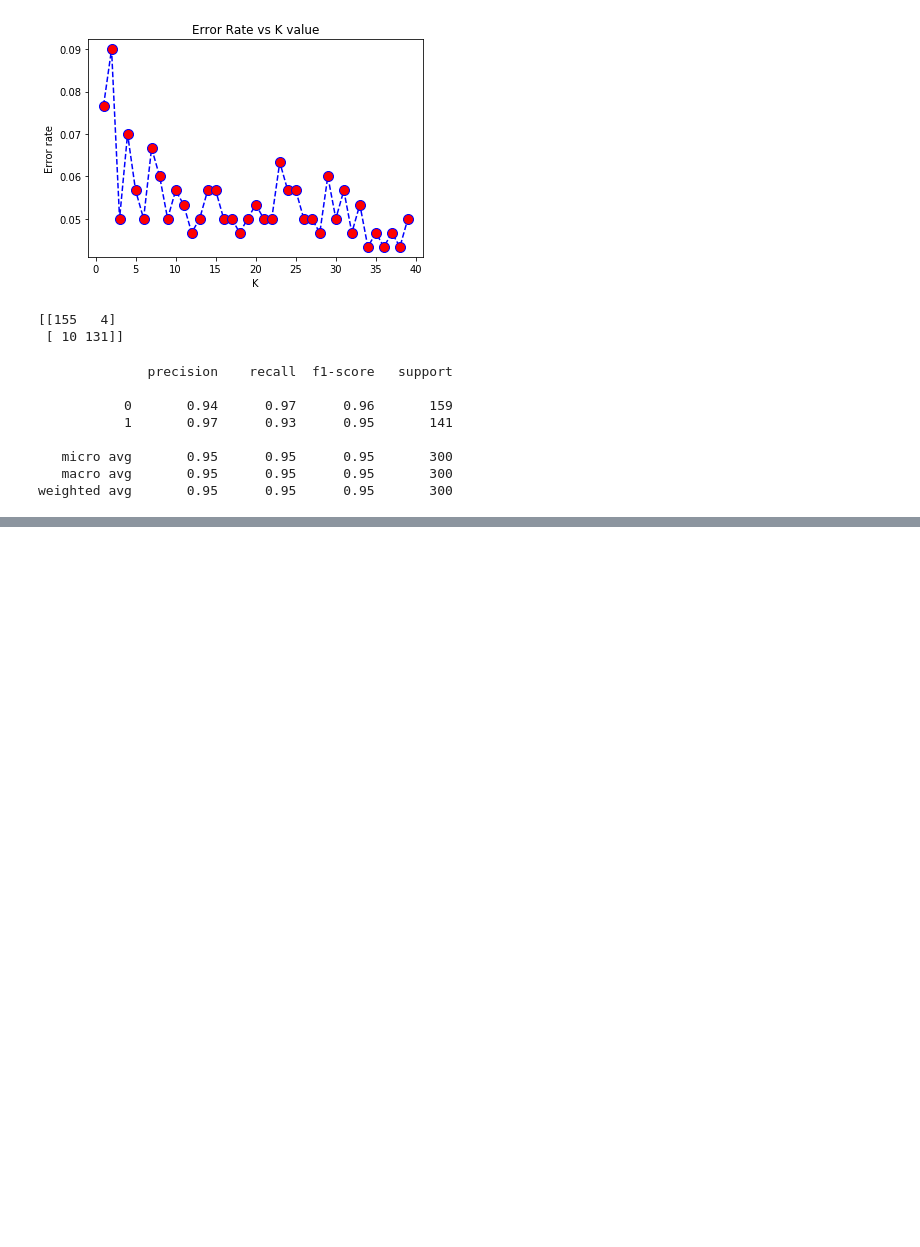
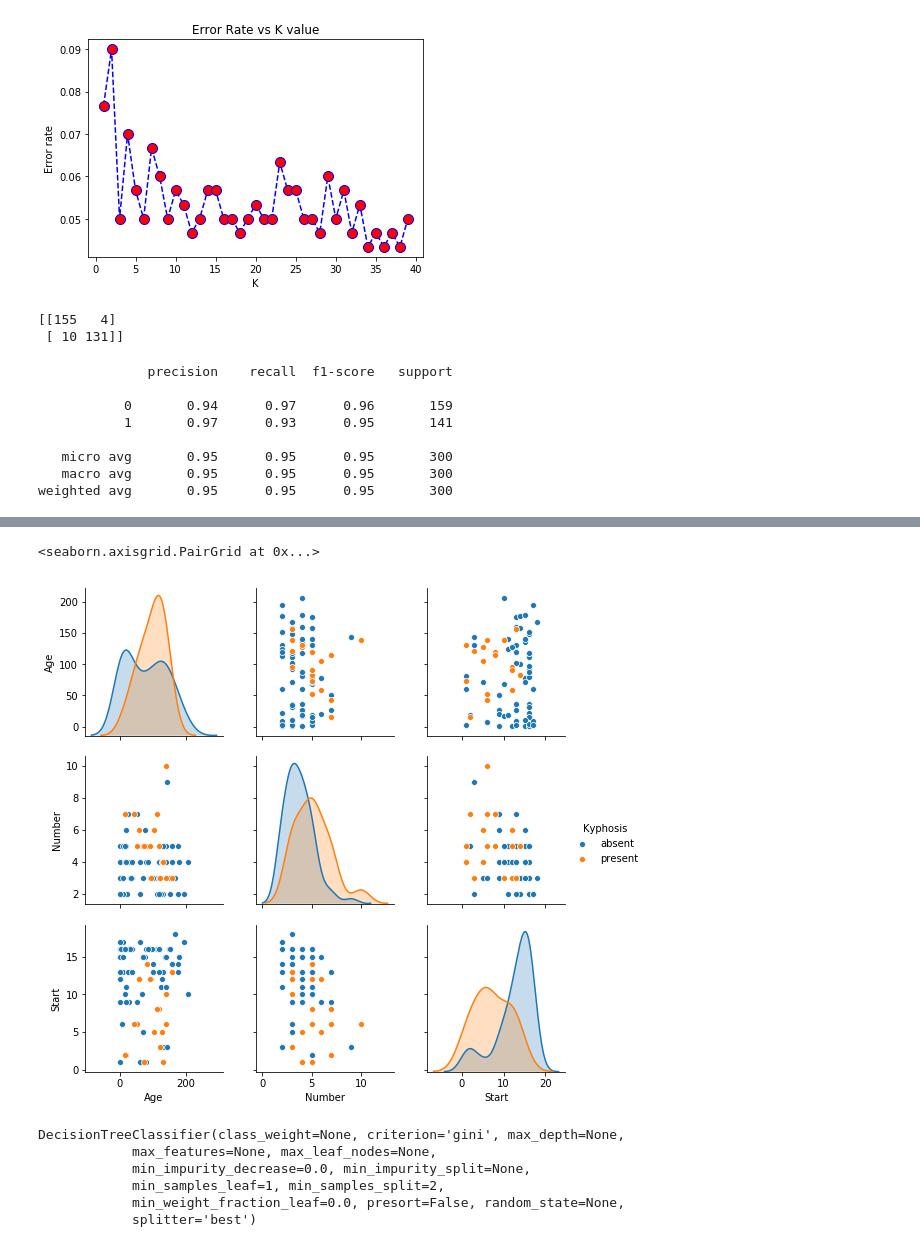
Before and after one commit to millitroy/machine-learning, a Jupyter notebook: Algorithms practice/ML part 2 (knn, trees).ipynb, the cells around one changed output, grey strips where cells are left out. Cells and saved outputs as stored; diff of their text form; code cells hidden in the pictures; blank space fills up the shorter version.

```diff
--- a/Algorithms practice/ML part 2 (knn, trees).ipynb
+++ b/Algorithms practice/ML part 2 (knn, trees).ipynb
@@ -160,0 +308,2 @@ weighted avg       0.95      0.95      0.95       300
+# %%
+df = pd.read_csv('kyphosis.csv')
@@ -160,0 +343,5 @@ weighted avg       0.95      0.95      0.95       300
+# %%
+sns.pairplot(df,hue = 'Kyphosis')
+# %% [output]
+<seaborn.axisgrid.PairGrid at 0x...>
+[figure, added]
@@ -160,0 +355,11 @@ weighted avg       0.95      0.95      0.95       300
+# %%
+from sklearn.tree import DecisionTreeClassifier
+dtree = DecisionTreeClassifier()
+dtree.fit(X_train, y_train)
+# %% [output]
+DecisionTreeClassifier(class_weight=None, criterion='gini', max_depth=None,
+            max_features=None, max_leaf_nodes=None,
+            min_impurity_decrease=0.0, min_impurity_split=None,
+            min_samples_leaf=1, min_samples_split=2,
+            min_weight_fraction_leaf=0.0, presort=False, random_state=None,
+            splitter='best')
```
Also changed, not shown: parts of 56 cells of this notebook.
